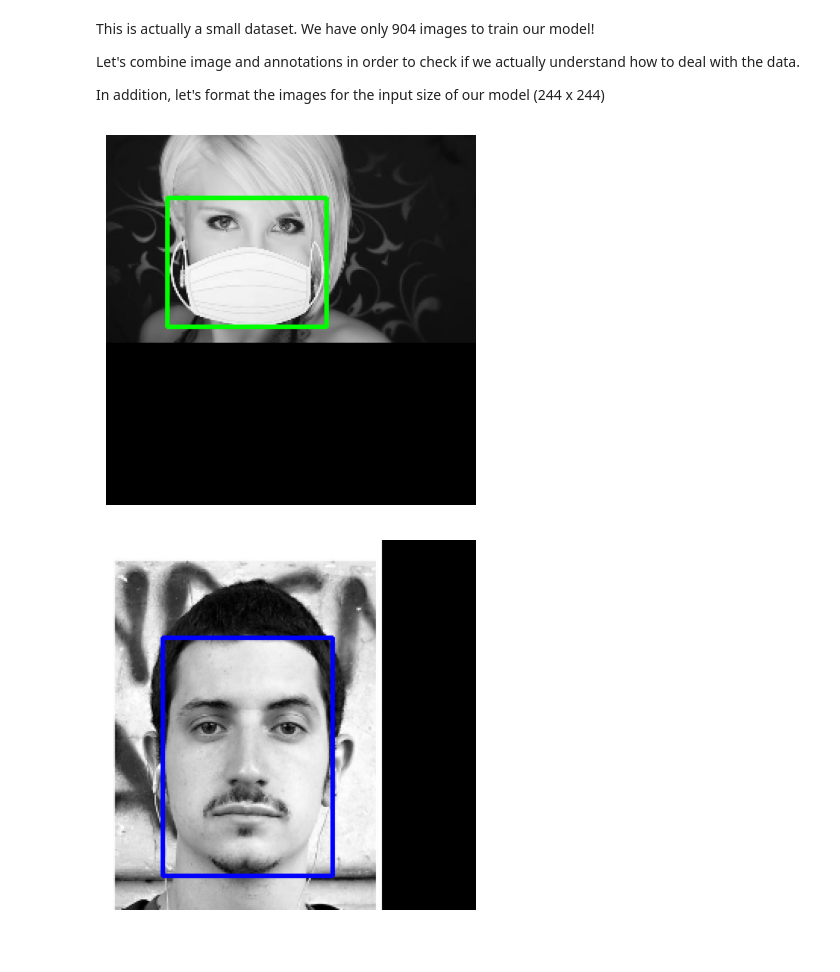
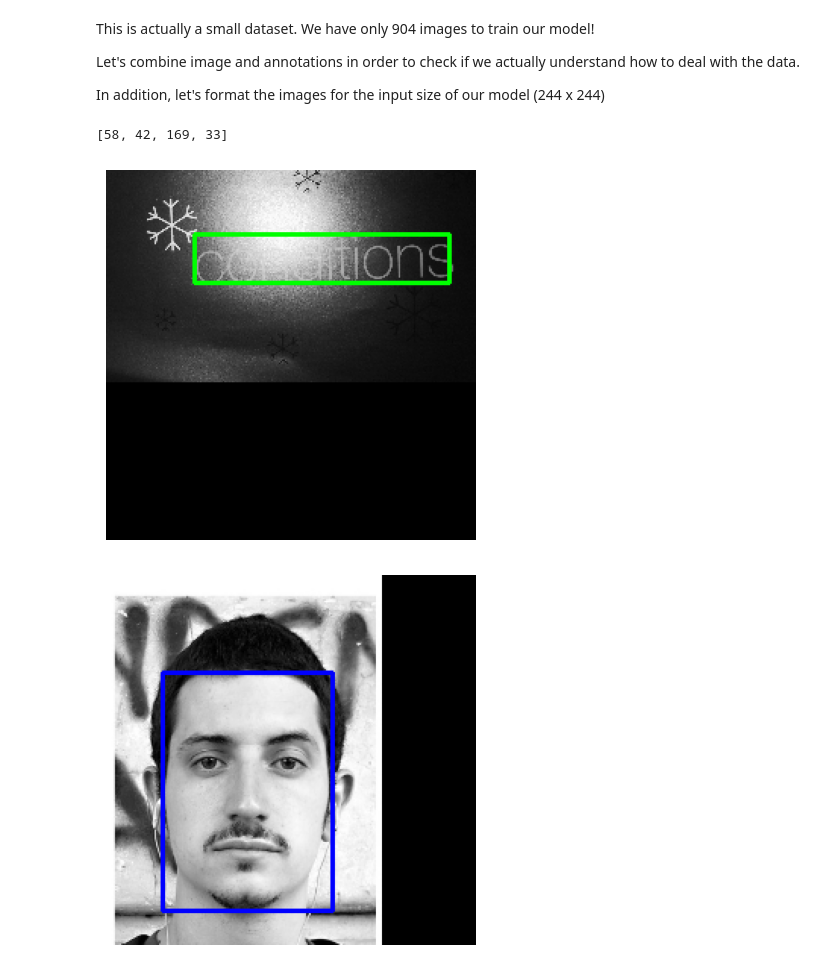
Before and after one commit to theolecoutre/APR, a Jupyter notebook: simple_obj_detector.ipynb, the cells around one changed output. Saved outputs shown, nothing was run; the diff lists cells and outputs as text; code cells hidden in the pictures.

```diff
--- a/simple_obj_detector.ipynb
+++ b/simple_obj_detector.ipynb
@@ -136,24 +136,28 @@ def format_image(img, box):
     new_image[0:new_height, 0:new_width] = resized
 
     x, y, w, h = box[0], box[1], box[2], box[3]
-    new_box = [int((x - 0.5*w)* width / r), int((y - 0.5*h) * height / r), int(w*width / r), int(h*height / r)]
+    # new_box = [int((x - 0.5*w)* width / r), int((y - 0.5*h) * height / r), int(w*width / r), int(h*height / r)]
+    new_box = [int(x *width /r), int(y*height/r), int((w)*width/r), int((h)*height/r)]
 
     return new_image, new_box
 # %%
-temp_img = cv.imread("data/obj/5-with-mask.jpg", cv.IMREAD_GRAYSCALE)
-temp_box = [0.38183279742765275, 0.6171428571428571, 0.43569131832797425, 0.6285714285714286]
+temp_img = cv.imread("SceneTrialTrain/IMG_1292.JPG", cv.IMREAD_GRAYSCALE)
+temp_box = [0.24155193992490614, 0.30151843817787416, 0.6964956195244055, 0.23752711496746204]
 
 temp_img_formated, box = format_image(temp_img, temp_box)
 
 temp_color_img = cv.cvtColor(temp_img_formated, cv.COLOR_GRAY2RGB)
+
+print(box)
 
 cv.rectangle(temp_color_img, box, (0, 255, 0), 2)
 
 plt.imshow(temp_color_img)
 plt.axis("off")
 plt.show()
 # %% [output]
+[58, 42, 169, 33]
-[figure, old version]
+[figure, new version]
 # %%
 temp_img = cv.imread("data/obj/149.jpg", cv.IMREAD_GRAYSCALE)
 temp_box = [0.5171875, 0.5911214953271028, 0.621875, 0.6495327102803738]
```
Also changed, not shown: parts of 12 cells of this notebook, 2 other files.
